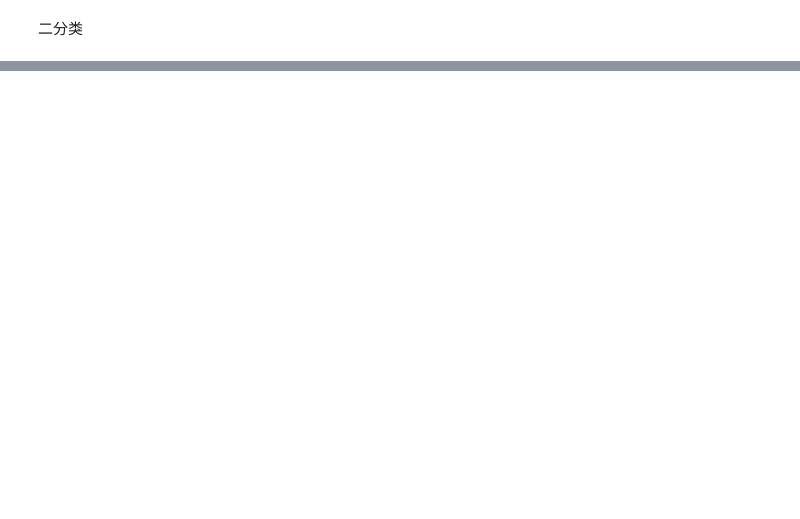
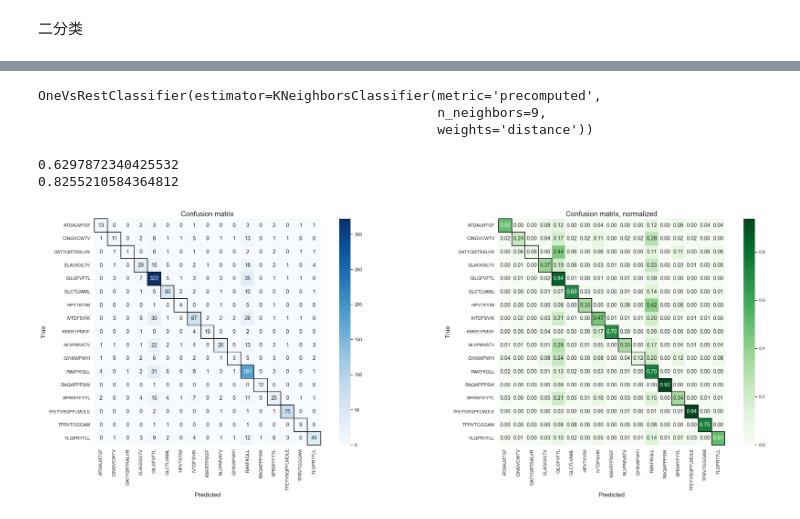
Before and after one commit to UoB-DSMP-2023-24/dsmp-2024-group-14, a Jupyter notebook: tcrdist_preprocess+knn.ipynb, the cells around one changed output, grey strips where cells are left out. Saved outputs shown, nothing was run; the diff lists cells and outputs as text; code cells hidden in the pictures; blank space fills up the shorter version.

```diff
--- a/tcrdist_preprocess+knn.ipynb
+++ b/tcrdist_preprocess+knn.ipynb
@@ -414,0 +504,20 @@ print(results_df)
+# %%
+#train tr
+df_train = pd.read_csv('train_human.csv')
+
+tr = TCRrep(cell_df=df_train,
+            chains = ['alpha','beta'],
+            organism='human',
+            deduplicate=True)
+
+X = pd.DataFrame(tr.pw_cdr3_a_aa + tr.pw_cdr3_b_aa)
+Y = pd.DataFrame(tr.clone_df['epitope'])
+
+# train model on entire train set
+Y_binarized = label_binarize(Y, classes=np.unique(Y))
+model = OneVsRestClassifier(KNeighborsClassifier(n_neighbors=k_neighbours, metric='precomputed', weights='distance'))
+model.fit(X, Y.values.ravel())
+# %% [output]
+OneVsRestClassifier(estimator=KNeighborsClassifier(metric='precomputed',
+                                                   n_neighbors=9,
+                                                   weights='distance'))
@@ -414,0 +541,43 @@ print(results_df)
+# %%
+#Calculate performance metrics
+metrics = {}
+metrics['accuracy'] = accuracy_score(Y_test, preds_labels)
+metrics['roc_auc'] = roc_auc_score(Y_test, pd.DataFrame(preds_prob, columns=model.classes_), average='macro', multi_class='ovr')
+
+metrics['confusion_matrix'] = pd.DataFrame(confusion_matrix(Y_test, preds_labels), columns=model.classes_, index=model.classes_)
+metrics['confusion_matrix_norm'] = pd.DataFrame(confusion_matrix(Y_test, preds_labels, normalize='true'), columns=model.classes_, index=model.classes_)
+
+metrics_df = pd.DataFrame(columns=model.classes_)
+metrics_df.loc['precision'] = precision_score(Y_test, preds_labels, average=None)
+metrics_df.loc['recall'] = recall_score(Y_test, preds_labels, average=None)
+metrics_df.loc['f1'] = f1_score(Y_test, preds_labels, average=None)
+# %%
+print(metrics['accuracy'])
+print(metrics['roc_auc'])
+# %% [output]
+0.6297872340425532
+0.8255210584364812
+# %%
+fig, axes = plt.subplots(nrows=1, ncols=2, figsize=(28,10))
+sns.set_context(font_scale=1.1)
+sns.heatmap(metrics['confusion_matrix'], annot=True, cmap='Blues', fmt='', ax=axes[0], square=True, annot_kws={"size": 13})
+axes[0].set_xlabel('Predicted', fontsize=15)
+axes[0].set_ylabel('True', fontsize=15)
+axes[0].set_title('Confusion matrix', fontsize=17)
+for tick in axes[0].get_xticklabels():
+        tick.set_rotation(90)
+
+sns.heatmap(metrics['confusion_matrix_norm'], annot=True, cmap='Greens', fmt='.2f', ax=axes[1], square=True, annot_kws={"size": 13})
+axes[1].set_title('Confusion matrix, normalized', fontsize=17)
+axes[1].set_xlabel('Predicted', fontsize=15)
+axes[1].set_ylabel('True', fontsize=15)
+for tick in axes[1].get_xticklabels():
+        tick.set_rotation(90)
+
+for epi_ind in range(metrics['confusion_matrix'].shape[0]):
+    axes[0].add_patch(Rectangle((epi_ind, epi_ind), 1, 1, ec='black', fc='none', lw=1.5, clip_on=False))
+    axes[1].add_patch(Rectangle((epi_ind, epi_ind), 1, 1, ec='black', fc='none', lw=1.5, clip_on=False))
+
+plt.tight_layout()
+# %% [output]
+[figure, added]
```
Also changed, not shown: parts of 18 cells of this notebook.
